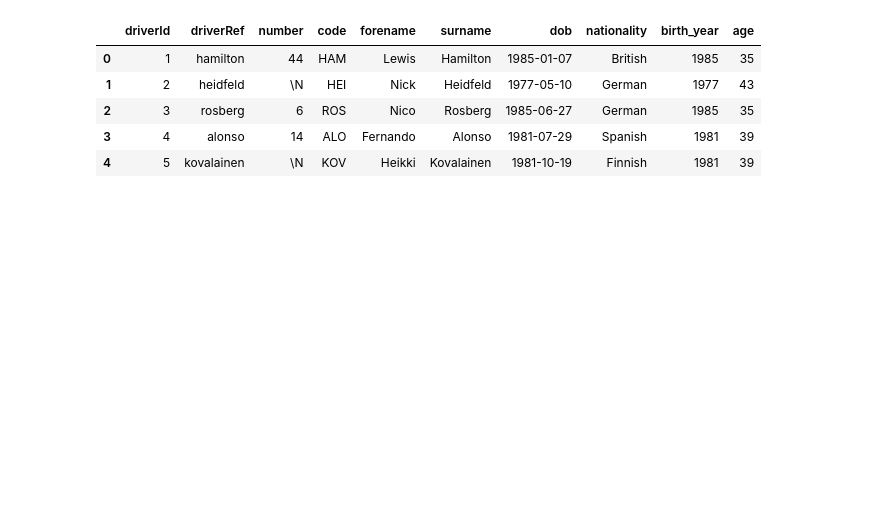
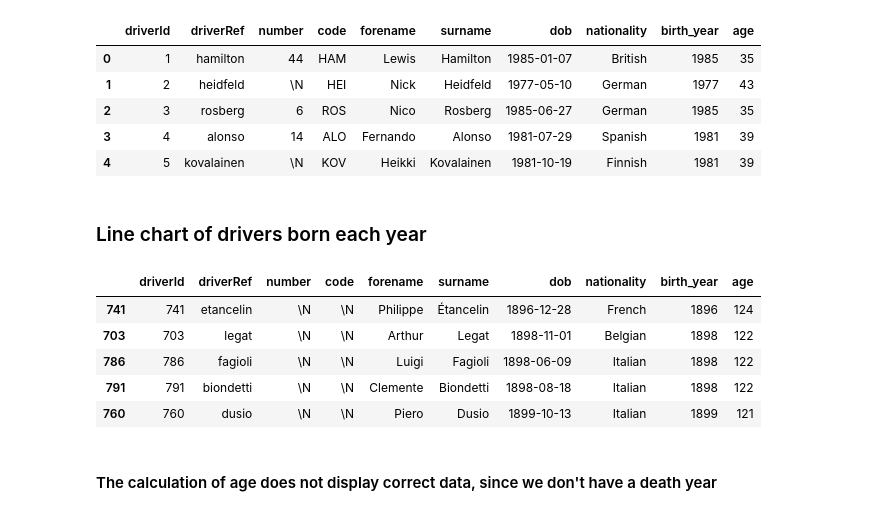
Before and after one commit to baliyanvinay/Python-Data-Analysis, a Jupyter notebook: Formula 1 World Championship (1950 - 2020).ipynb, the cells around one changed output. Cells and saved outputs as stored; diff of their text form; code cells hidden in the pictures; blank space fills up the shorter version.

```diff
--- a/Formula 1 World Championship (1950 - 2020).ipynb
+++ b/Formula 1 World Championship (1950 - 2020).ipynb
@@ -332,3 +332,18 @@ df_drivers.head()
 | 2 | 3 | rosberg | 6 | ROS | Nico | Rosberg | 1985-06-27 | German | 1985 | 35 |
 | 3 | 4 | alonso | 14 | ALO | Fernando | Alonso | 1981-07-29 | Spanish | 1981 | 39 |
 | 4 | 5 | kovalainen | \N | KOV | Heikki | Kovalainen | 1981-10-19 | Finnish | 1981 | 39 |
+# %% [markdown]
+### Line chart of drivers born each year
+# %%
+# sorting drivers based on the birth year
+df_drivers.sort_values(by='birth_year', ascending=True, inplace=True)
+df_drivers.head()
+# %% [output]
+|  | driverId | driverRef | number | code | forename | surname | dob | nationality | birth_year | age |
+| 741 | 741 | etancelin | \N | \N | Philippe | Étancelin | 1896-12-28 | French | 1896 | 124 |
+| 703 | 703 | legat | \N | \N | Arthur | Legat | 1898-11-01 | Belgian | 1898 | 122 |
+| 786 | 786 | fagioli | \N | \N | Luigi | Fagioli | 1898-06-09 | Italian | 1898 | 122 |
+| 791 | 791 | biondetti | \N | \N | Clemente | Biondetti | 1898-08-18 | Italian | 1898 | 122 |
+| 760 | 760 | dusio | \N | \N | Piero | Dusio | 1899-10-13 | Italian | 1899 | 121 |
+# %% [markdown]
+#### The calculation of age does not display correct data, since we don't have a death year
```
Also changed, not shown: parts of 11 cells of this notebook.
